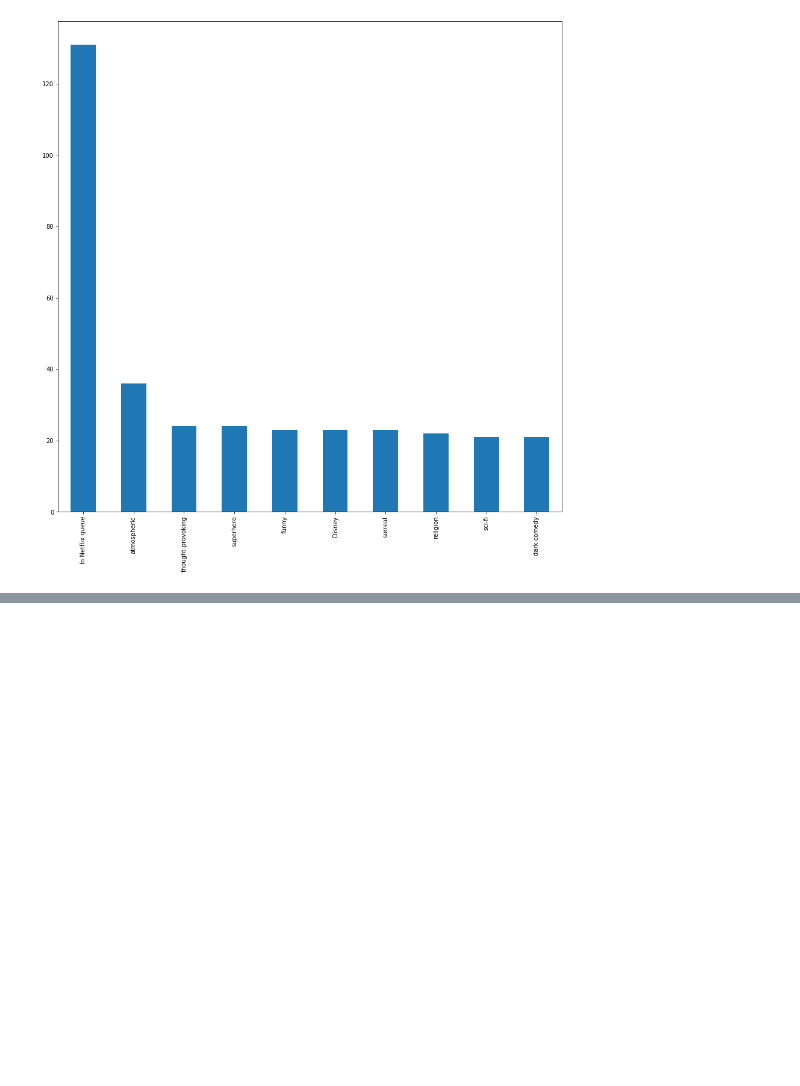
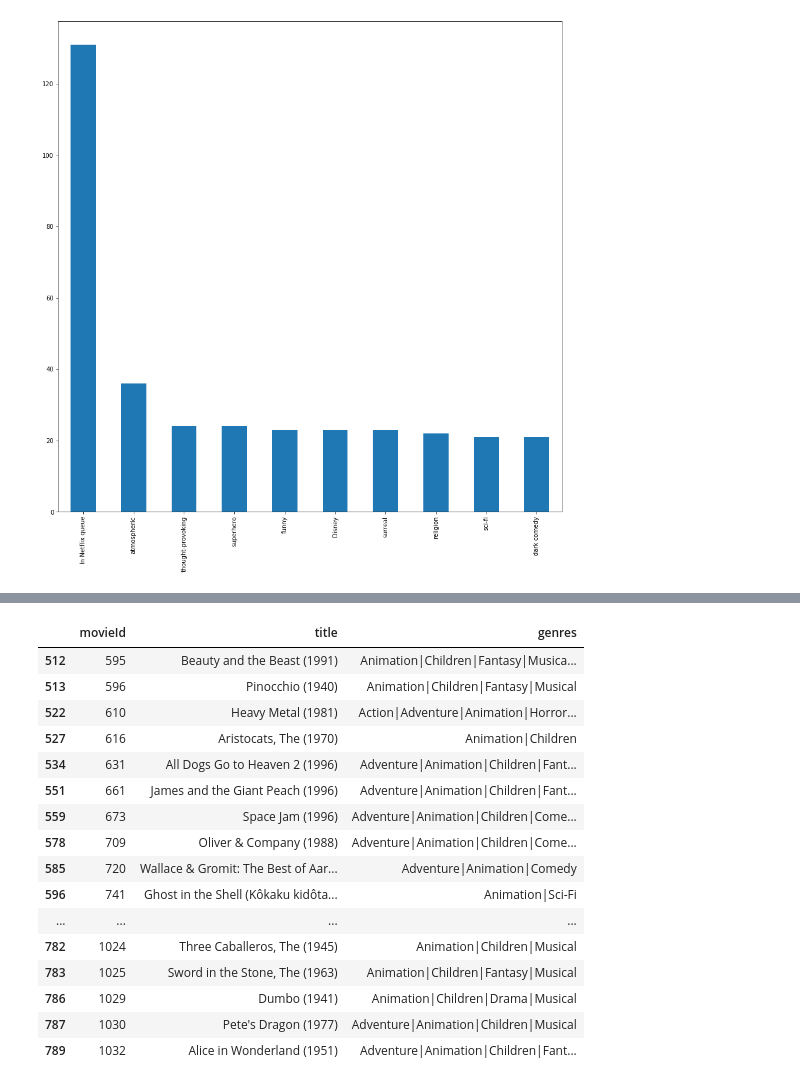
Before and after one commit to kotteeshwaran/pandas, a Jupyter notebook: movie_dataset.ipynb, the cells around one changed output, grey strips where cells are left out. Cells and saved outputs as stored; diff of their text form; code cells hidden in the pictures; blank space fills up the shorter version.

```diff
--- a/movie_dataset.ipynb
+++ b/movie_dataset.ipynb
@@ -338,0 +352,21 @@ tag_count[:10].plot(kind='bar',figsize=(15,15))
+# %%
+is_animation = movies['genres'].str.contains('Animation')
+movies[is_animation][10:30]
+# %% [output]
+|  | movieId | title | genres |
+| 512 | 595 | Beauty and the Beast (1991) | Animation|Children|Fantasy|Musica... |
+| 513 | 596 | Pinocchio (1940) | Animation|Children|Fantasy|Musical |
+| 522 | 610 | Heavy Metal (1981) | Action|Adventure|Animation|Horror... |
+| 527 | 616 | Aristocats, The (1970) | Animation|Children |
+| 534 | 631 | All Dogs Go to Heaven 2 (1996) | Adventure|Animation|Children|Fant... |
+| 551 | 661 | James and the Giant Peach (1996) | Adventure|Animation|Children|Fant... |
+| 559 | 673 | Space Jam (1996) | Adventure|Animation|Children|Come... |
+| 578 | 709 | Oliver & Company (1988) | Adventure|Animation|Children|Come... |
+| 585 | 720 | Wallace & Gromit: The Best of Aar... | Adventure|Animation|Comedy |
+| 596 | 741 | Ghost in the Shell (Kôkaku kidôta... | Animation|Sci-Fi |
+| ... | ... | ... | ... |
+| 782 | 1024 | Three Caballeros, The (1945) | Animation|Children|Musical |
+| 783 | 1025 | Sword in the Stone, The (1963) | Animation|Children|Fantasy|Musical |
+| 786 | 1029 | Dumbo (1941) | Animation|Children|Drama|Musical |
+| 787 | 1030 | Pete's Dragon (1977) | Adventure|Animation|Children|Musical |
+| 789 | 1032 | Alice in Wonderland (1951) | Adventure|Animation|Children|Fant... |
```
Also changed, not shown: parts of 8 cells of this notebook, 5 other files.
